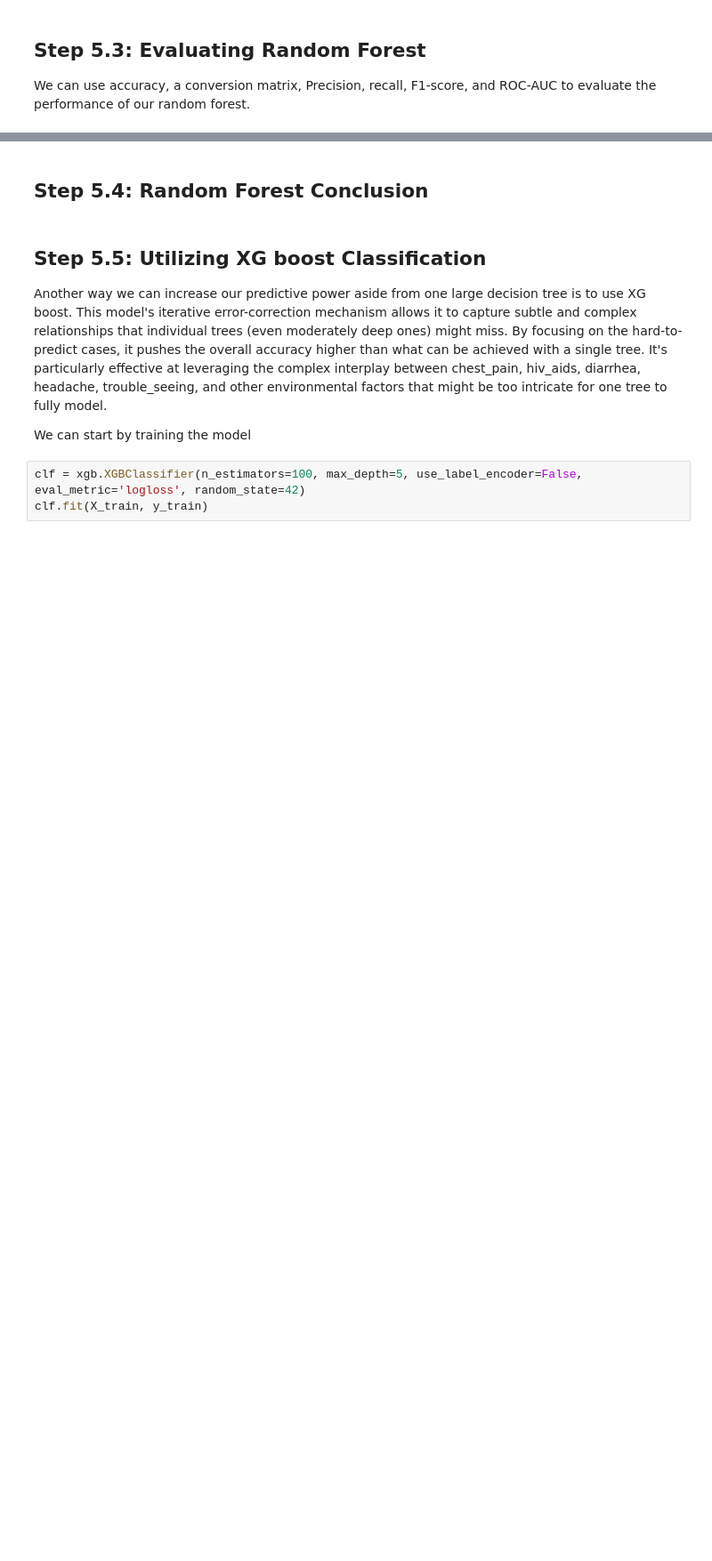
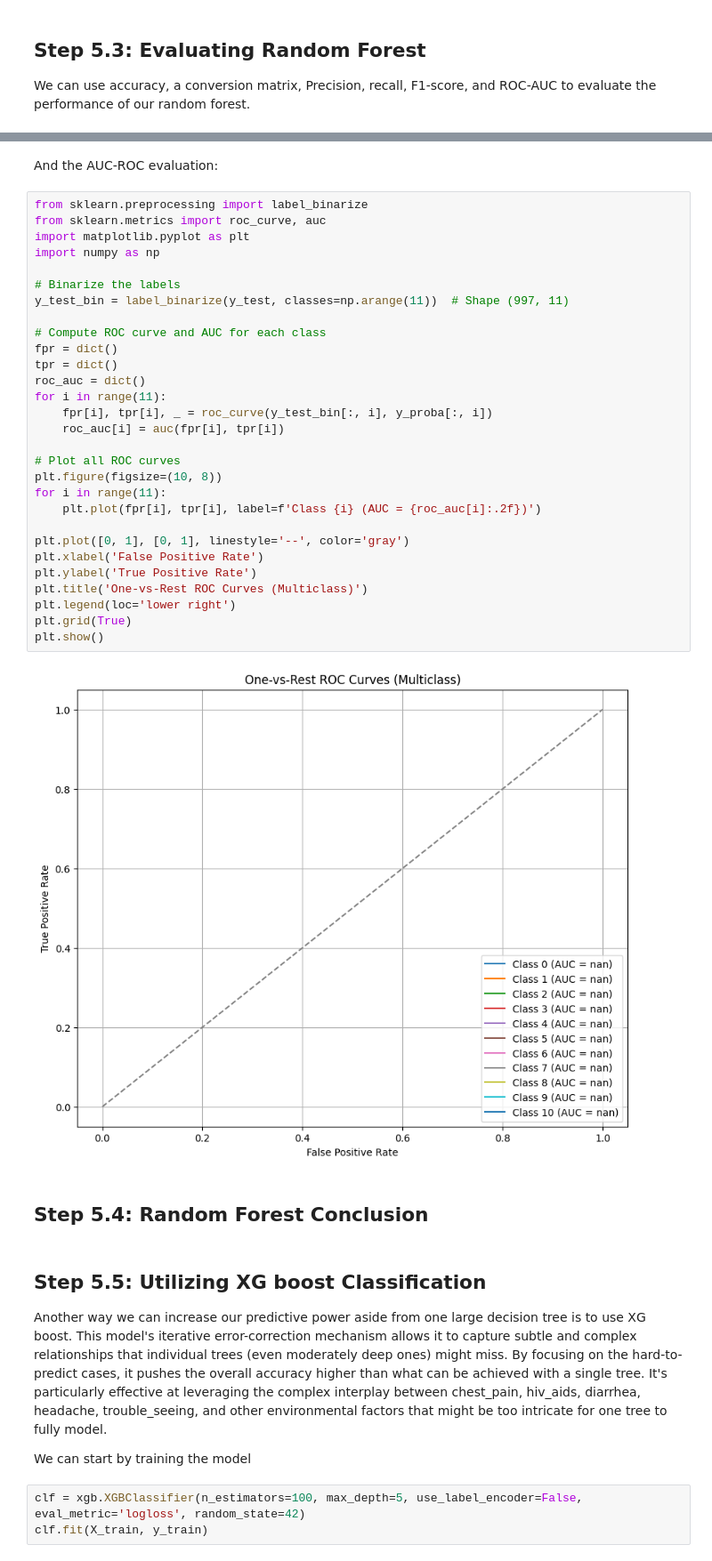
Before and after one commit to Mbaka11/20251R0136COSE47101, a Jupyter notebook: notebooks/03_Classification.ipynb, the cells around one changed output, grey strips where cells are left out. Shown at 89% size. Drawn from its saved outputs; the diff is of its cells as text; blank space fills up the shorter version.

```diff
--- a/notebooks/03_Classification.ipynb
+++ b/notebooks/03_Classification.ipynb
@@ -673,3 +820,36 @@ Error:
+# %% [markdown]
+And the AUC-ROC evaluation:
+# %%
+from sklearn.preprocessing import label_binarize
+from sklearn.metrics import roc_curve, auc
+import matplotlib.pyplot as plt
+import numpy as np
+
+# Binarize the labels
+y_test_bin = label_binarize(y_test, classes=np.arange(11))  # Shape (997, 11)
+
+# Compute ROC curve and AUC for each class
+fpr = dict()
+tpr = dict()
+roc_auc = dict()
+for i in range(11):
+    fpr[i], tpr[i], _ = roc_curve(y_test_bin[:, i], y_proba[:, i])
+    roc_auc[i] = auc(fpr[i], tpr[i])
+
+# Plot all ROC curves
+plt.figure(figsize=(10, 8))
+for i in range(11):
+    plt.plot(fpr[i], tpr[i], label=f'Class {i} (AUC = {roc_auc[i]:.2f})')
+
+plt.plot([0, 1], [0, 1], linestyle='--', color='gray')
+plt.xlabel('False Positive Rate')
+plt.ylabel('True Positive Rate')
+plt.title('One-vs-Rest ROC Curves (Multiclass)')
+plt.legend(loc='lower right')
+plt.grid(True)
+plt.show()
+# %% [output]
+[figure, added]
 # %% [markdown]
 ## Step 5.4: Random Forest Conclusion
 # %% [markdown]
```
Also changed, not shown: parts of 22 cells of this notebook.
